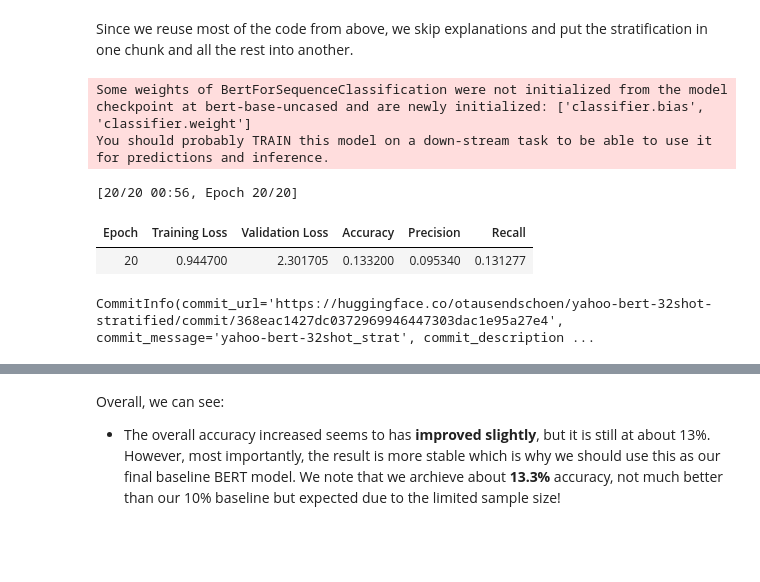
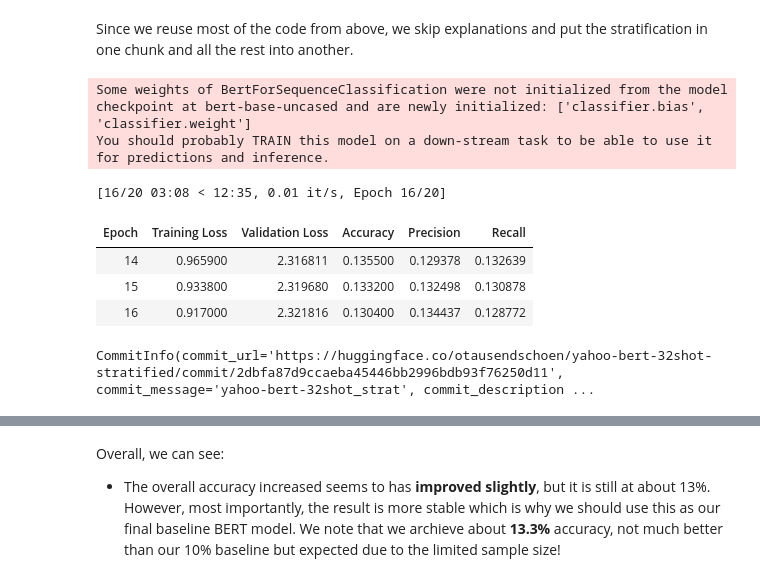
Before and after one commit to otausendschoen/NLP_Yahoo-Answers, a Jupyter notebook: project.ipynb, the cells around one changed output, grey strips where cells are left out. Saved outputs shown, nothing was run; the diff lists cells and outputs as text; code cells hidden in the pictures; blank space fills up the shorter version.

```diff
--- a/project.ipynb
+++ b/project.ipynb
@@ -1081,30 +1086,43 @@ As expected, 11 out of the 32 training examples we used have an empty or nearly
 # %% [markdown]
 Since we reuse most of the code from above, we skip explanations and put the stratification in one chunk and all the rest into another.
 # %%
-stratified_train_df, stratuified_test_df = train_test_split(
+stratified_train_df, stratified_test_df = train_test_split(
     df,
     train_size=32,
     stratify=df["topic"],
     random_state=42
 )
 
-stratified_train_dataset = Dataset.from_pandas(train_df)
-stratified_test_dataset  = Dataset.from_pandas(test_df.sample(n=10000, random_state=42))  # cap for efficiency
+stratified_train_dataset = Dataset.from_pandas(stratified_train_df)
+stratified_test_dataset  = Dataset.from_pandas(stratified_test_df.sample(n=10000, random_state=42))  # cap for efficiency
 
 dataset = DatasetDict({
     'train': stratified_train_dataset,
     'test': stratified_test_dataset
 })
+
+model_ckpt   = "bert-base-uncased"   # ✔️ swap for "microsoft/MiniLM-L6..." if you need something lighter
+num_labels   = 10
+max_length   = 128                   # truncate / pad length
+batch_size   = 100
+seed         = 42
+
+def set_seed(seed):
+    random.seed(seed); np.random.seed(seed); torch.manual_seed(seed); torch.cuda.manual_seed_all(seed)
+set_seed(seed)
+
+
+tok = AutoTokenizer.from_pretrained(model_ckpt)
+
+# Tokeniser -------------------------------------------------------------------
+def tokenize(batch):
+    return tok(batch["question_content"], padding="max_length", truncation=True, max_length=128)
+
+dataset = dataset.map(tokenize, batched=True, remove_columns=["question_content"])
+dataset = dataset.rename_column("topic", "labels")
+
+dataset.set_format("torch")
 # %%
-# Tokeniser -------------------------------------------------------------------
-def tokenize(batch):
-    return tok(batch["question_content"], padding="max_length", truncation=True, max_length=128)
-
-dataset = dataset.map(tokenize, batched=True, remove_columns=["question_content"])
-dataset = dataset.rename_column("topic", "labels")
-
-dataset.set_format("torch")
-
 model = AutoModelForSequenceClassification.from_pretrained(
     model_ckpt,
     num_labels = num_labels,
@@ -1136,34 +1154,36 @@ args = TrainingArguments(
     save_strategy       = "epoch",
     logging_strategy    = "epoch", #FIXED TO SEE LOGGING
     #logging_steps       = 50,
     learning_rate       = 2e-5,
     per_device_train_batch_size = batch_size,
     per_device_eval_batch_size  = batch_size,
     num_train_epochs    = 20,
     weight_decay        = 0.01,
     load_best_model_at_end = True,
     metric_for_best_model = "eval_loss",
     save_total_limit    = 2,
     seed                = seed,
     report_to           = "none",  # Disable wandb
     fp16                = True, # Enable mixed precision training
     gradient_accumulation_steps = 2
 )
 
 trainer = Trainer(
     model           = model,
     args            = args,
     train_dataset   = dataset["train"],
     eval_dataset    = dataset["test"],  # small held-out set for early-stop
     compute_metrics = compute_metrics,
     callbacks       = [EarlyStoppingCallback(early_stopping_patience=3)]
 )
-train_output = trainer.train()#remove string to train from scratch
+train_output = trainer.train("yahoo-bert-32shot-stratified/checkpoint-13")#remove string to train from scratch
 trainer.push_to_hub("yahoo-bert-32shot_strat")
 # %% [output]
 Some weights of BertForSequenceClassification were not initialized from the model checkpoint at bert-base-uncased and are newly initialized: ['classifier.bias', 'classifier.weight']
 You should probably TRAIN this model on a down-stream task to be able to use it for predictions and inference.
-[20/20 00:56, Epoch 20/20]
+[16/20 03:08 < 12:35, 0.01 it/s, Epoch 16/20]
 | Epoch | Training Loss | Validation Loss | Accuracy | Precision | Recall |
-| 20 | 0.944700 | 2.301705 | 0.133200 | 0.095340 | 0.131277 |
+| 14 | 0.965900 | 2.316811 | 0.135500 | 0.129378 | 0.132639 |
+| 15 | 0.933800 | 2.319680 | 0.133200 | 0.132498 | 0.130878 |
+| 16 | 0.917000 | 2.321816 | 0.130400 | 0.134437 | 0.128772 |
-CommitInfo(commit_url='https://huggingface.co/otausendschoen/yahoo-bert-32shot-stratified/commit/368eac1427dc0372969946447303dac1e95a27e4', commit_message='yahoo-bert-32shot_strat', commit_description ...
+CommitInfo(commit_url='https://huggingface.co/otausendschoen/yahoo-bert-32shot-stratified/commit/2dbfa87d9ccaeba45446bb2996bdb93f76250d11', commit_message='yahoo-bert-32shot_strat', commit_description ...
```
Also changed, not shown: parts of 40 cells of this notebook.
